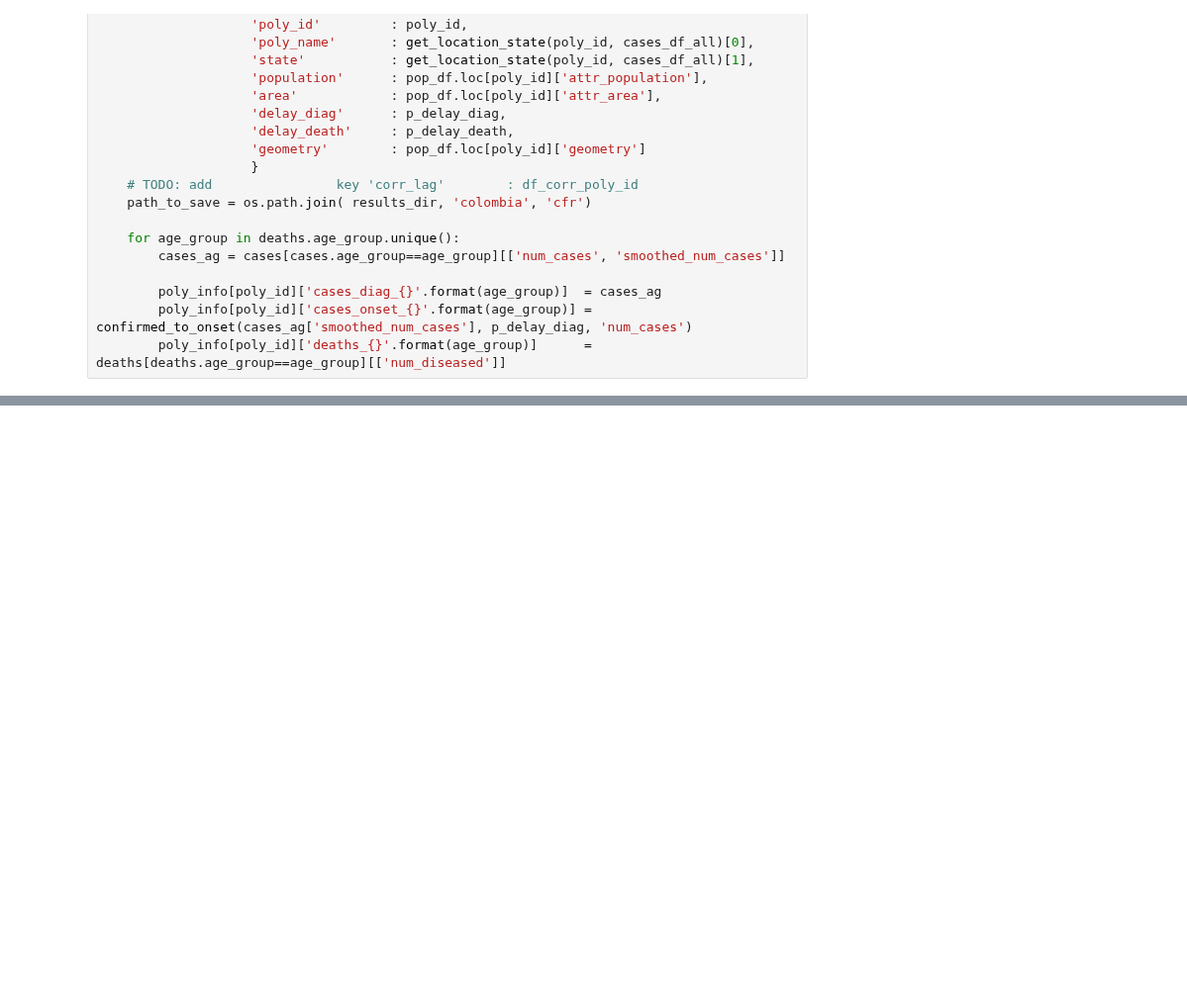
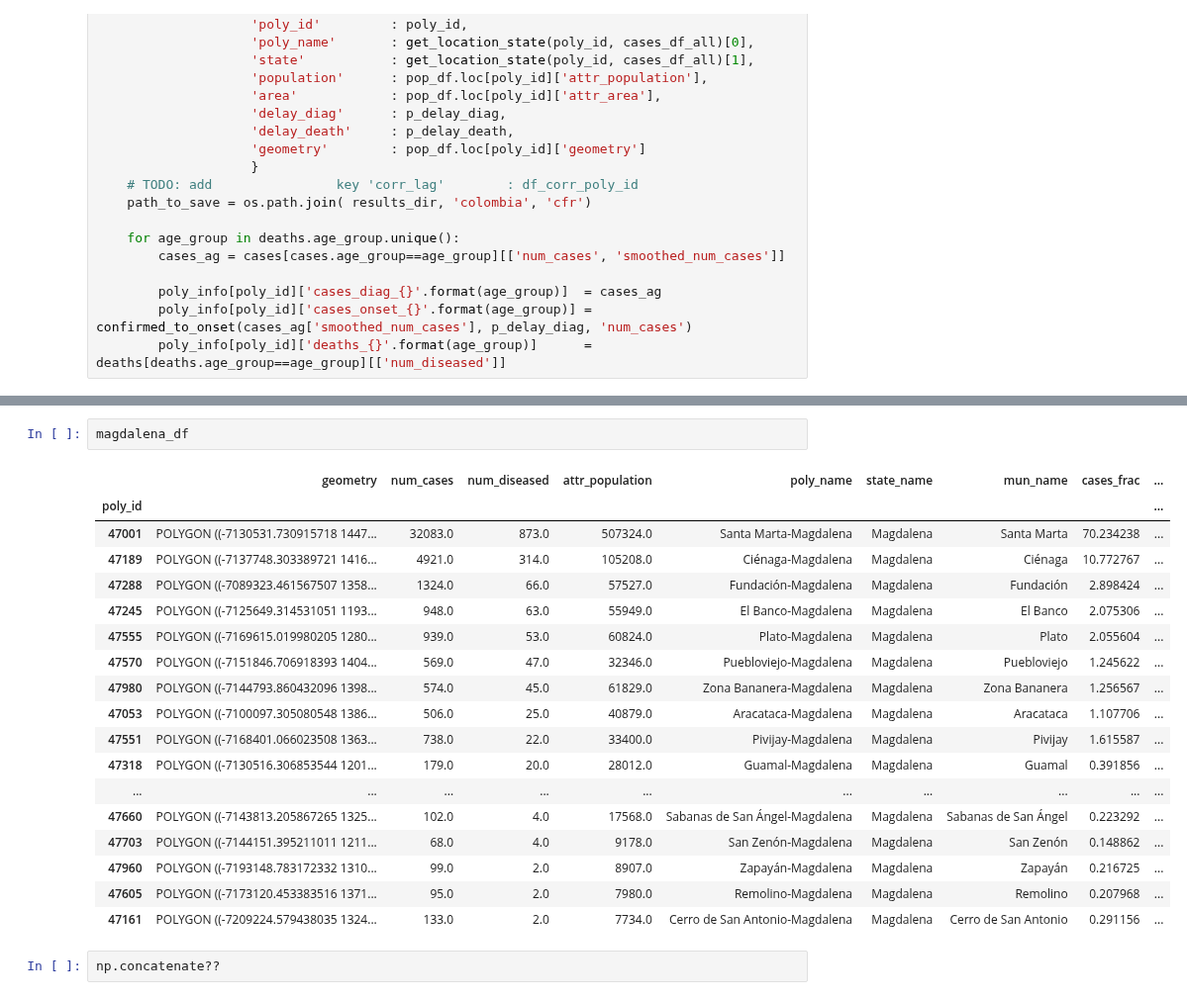
Before and after one commit to biomac-lab/covid19_forecast, a Jupyter notebook: prototypes/plots.ipynb, the cells around one changed output, grey strips where cells are left out. Shown at 99% size. Saved outputs shown, nothing was run; the diff lists cells and outputs as text; blank space fills up the shorter version.

```diff
--- a/prototypes/plots.ipynb
+++ b/prototypes/plots.ipynb
@@ -265,0 +283,23 @@ for idx, poly_id in tqdm(enumerate(cases_df.reset_index()['poly_id'].unique())):
+# %%
+magdalena_df
+# %% [output]
+|  | geometry | num_cases | num_diseased | attr_population | poly_name | state_name | mun_name | cases_frac | ... |
+| poly_id |  |  |  |  |  |  |  |  | ... |
+| 47001 | POLYGON ((-7130531.730915718 1447... | 32083.0 | 873.0 | 507324.0 | Santa Marta-Magdalena | Magdalena | Santa Marta | 70.234238 | ... |
+| 47189 | POLYGON ((-7137748.303389721 1416... | 4921.0 | 314.0 | 105208.0 | Ciénaga-Magdalena | Magdalena | Ciénaga | 10.772767 | ... |
+| 47288 | POLYGON ((-7089323.461567507 1358... | 1324.0 | 66.0 | 57527.0 | Fundación-Magdalena | Magdalena | Fundación | 2.898424 | ... |
+| 47245 | POLYGON ((-7125649.314531051 1193... | 948.0 | 63.0 | 55949.0 | El Banco-Magdalena | Magdalena | El Banco | 2.075306 | ... |
+| 47555 | POLYGON ((-7169615.019980205 1280... | 939.0 | 53.0 | 60824.0 | Plato-Magdalena | Magdalena | Plato | 2.055604 | ... |
+| 47570 | POLYGON ((-7151846.706918393 1404... | 569.0 | 47.0 | 32346.0 | Puebloviejo-Magdalena | Magdalena | Puebloviejo | 1.245622 | ... |
+| 47980 | POLYGON ((-7144793.860432096 1398... | 574.0 | 45.0 | 61829.0 | Zona Bananera-Magdalena | Magdalena | Zona Bananera | 1.256567 | ... |
+| 47053 | POLYGON ((-7100097.305080548 1386... | 506.0 | 25.0 | 40879.0 | Aracataca-Magdalena | Magdalena | Aracataca | 1.107706 | ... |
+| 47551 | POLYGON ((-7168401.066023508 1363... | 738.0 | 22.0 | 33400.0 | Pivijay-Magdalena | Magdalena | Pivijay | 1.615587 | ... |
+| 47318 | POLYGON ((-7130516.306853544 1201... | 179.0 | 20.0 | 28012.0 | Guamal-Magdalena | Magdalena | Guamal | 0.391856 | ... |
+| ... | ... | ... | ... | ... | ... | ... | ... | ... | ... |
+| 47660 | POLYGON ((-7143813.205867265 1325... | 102.0 | 4.0 | 17568.0 | Sabanas de San Ángel-Magdalena | Magdalena | Sabanas de San Ángel | 0.223292 | ... |
+| 47703 | POLYGON ((-7144151.395211011 1211... | 68.0 | 4.0 | 9178.0 | San Zenón-Magdalena | Magdalena | San Zenón | 0.148862 | ... |
+| 47960 | POLYGON ((-7193148.783172332 1310... | 99.0 | 2.0 | 8907.0 | Zapayán-Magdalena | Magdalena | Zapayán | 0.216725 | ... |
+| 47605 | POLYGON ((-7173120.453383516 1371... | 95.0 | 2.0 | 7980.0 | Remolino-Magdalena | Magdalena | Remolino | 0.207968 | ... |
+| 47161 | POLYGON ((-7209224.579438035 1324... | 133.0 | 2.0 | 7734.0 | Cerro de San Antonio-Magdalena | Magdalena | Cerro de San Antonio | 0.291156 | ... |
+# %%
+np.concatenate??
```
Also changed, not shown: parts of 6 cells of this notebook, 1 other file.
